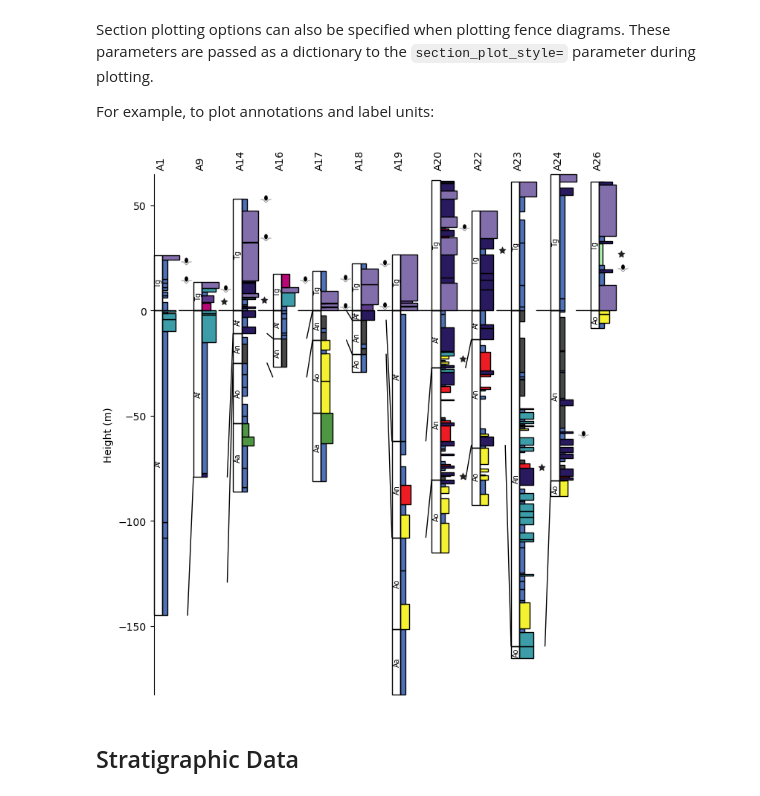
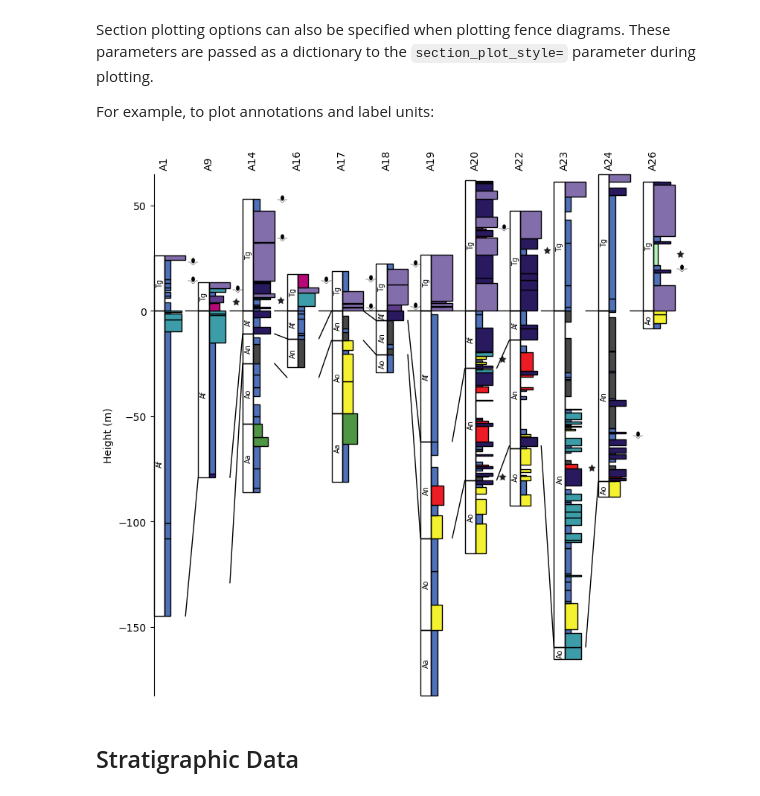
Before and after one commit to yuempark/pystrat, a Jupyter notebook: docs/fence diagrams.ipynb, the cells around one changed output. Drawn from its saved outputs; the diff is of its cells as text; code cells hidden in the pictures.

```diff
--- a/docs/fence diagrams.ipynb
+++ b/docs/fence diagrams.ipynb
@@ -181,11 +185,11 @@ section_plot_style = {'label_units': True,
 # %%
 fig = plt.figure(figsize=(7, 7))
 
-fence_3.plot(style_2, fig=fig, section_plot_style=section_plot_style)
+fence_3.plot(style_2, fig=fig, section_plot_style=section_plot_style, col_buffer_fac=0.4)
 
 plt.show()
 # %% [output]
-[figure, old version]
+[figure, new version]
 # %% [markdown]
 ## Stratigraphic Data
 # %% [markdown]
```
Also changed, not shown: parts of 11 cells of this notebook, 1 other file.
